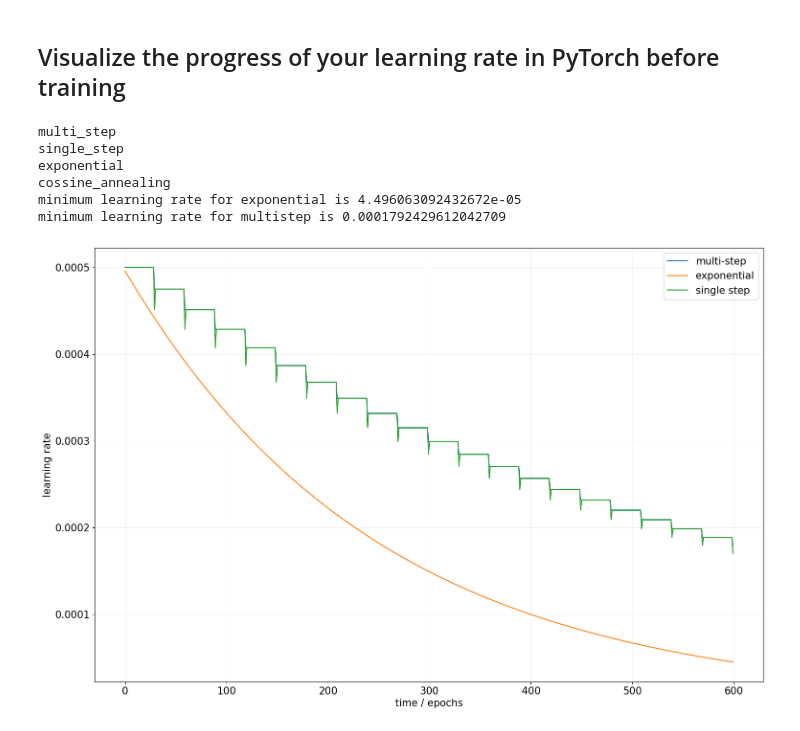
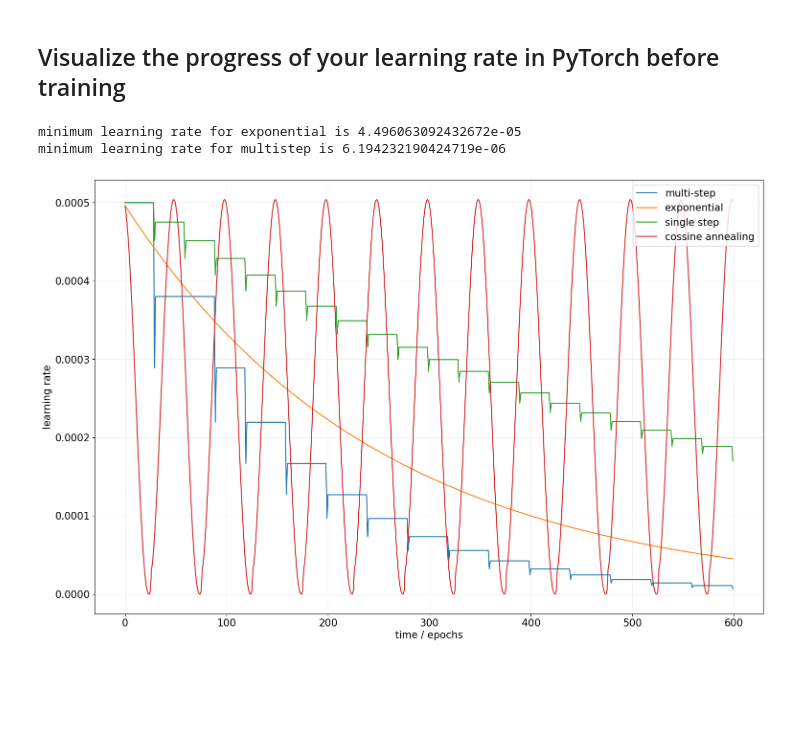
Before and after one commit to Giounona/ML_General, a Jupyter notebook: visualize_lr.ipynb, the cells around one changed output. Drawn from its saved outputs; the diff is of its cells as text; code cells hidden in the pictures; blank space fills up the shorter version.

Commit message:
visualise learning rate, fixes

```diff
--- a/visualize_lr.ipynb
+++ b/visualize_lr.ipynb
@@ -110,9 +110,8 @@ for t in range(epochs):
     optimizer_mul.zero_grad()
     optimizer_sgl.zero_grad()
     optimizer_exp.zero_grad()
-    optimizer_cos t
-    optimizer1.zero_grad()
-    optimizer2.zero_grad()
+    optimizer_cos.zero_grad()
+
 
     # Backward pass: compute gradient of the loss with respect to model
     # parameters
@@ -120,44 +119,43 @@ for t in range(epochs):
 
     # Calling the step function on an Optimizer makes an update to its
     # parameters
-    optimizer1.step()
-    optimizer2.step()
+    optimizer_mul.step()
+    optimizer_sgl.step()
+    optimizer_exp.step()
+    optimizer_cos.step()
+
 
 
     #update the parameters of the scheduler. you can do this every epoch
-    #scheduler_mul.step()
+    scheduler_mul.step()
     scheduler_exp.step()
     scheduler_sgl.step()
-    #scheduler_cos.step()
+    scheduler_cos.step()
 
     #for g in optimizer.param_groups:
     #    print(g['lr'])
 
     lr_mul_list.append(scheduler_mul.get_lr()[0])
     lr_exp_list.append(scheduler_exp.get_lr()[0])
     lr_sgl_list.append(scheduler_sgl.get_lr()[0])
     lr_cos_list.append(scheduler_cos.get_lr()[0])
 
 
 fig=plt.figure(figsize=(18, 12), dpi= 100, facecolor='w', edgecolor='k')
 plt.rcParams.update({'font.size': 15})
 plt.plot([x for x in range(0,epochs)], lr_mul_list)
 plt.plot([x for x in range(0,epochs)], lr_exp_list)
 plt.plot([x for x in range(0,epochs)], lr_sgl_list)
-#plt.plot([x for x in range(0,epochs)], lr_cos_list)
+plt.plot([x for x in range(0,epochs)], lr_cos_list)
 
 plt.xlabel('time / epochs')
 plt.ylabel('learning rate')
 plt.grid(True, alpha=0.2)
 plt.legend(('multi-step', 'exponential', 'single step','cossine annealing'),
            loc='upper right')
 print('minimum learning rate for exponential is {}'.format(min(lr_exp_list)))
 print('minimum learning rate for multistep is {}'.format(min(lr_mul_list)))
 # %% [output]
-multi_step
-single_step
-exponential
-cossine_annealing
 minimum learning rate for exponential is 4.496063092432672e-05
-minimum learning rate for multistep is 0.0001792429612042709
+minimum learning rate for multistep is 6.194232190424719e-06
-[figure, old version]
+[figure, new version]
```
